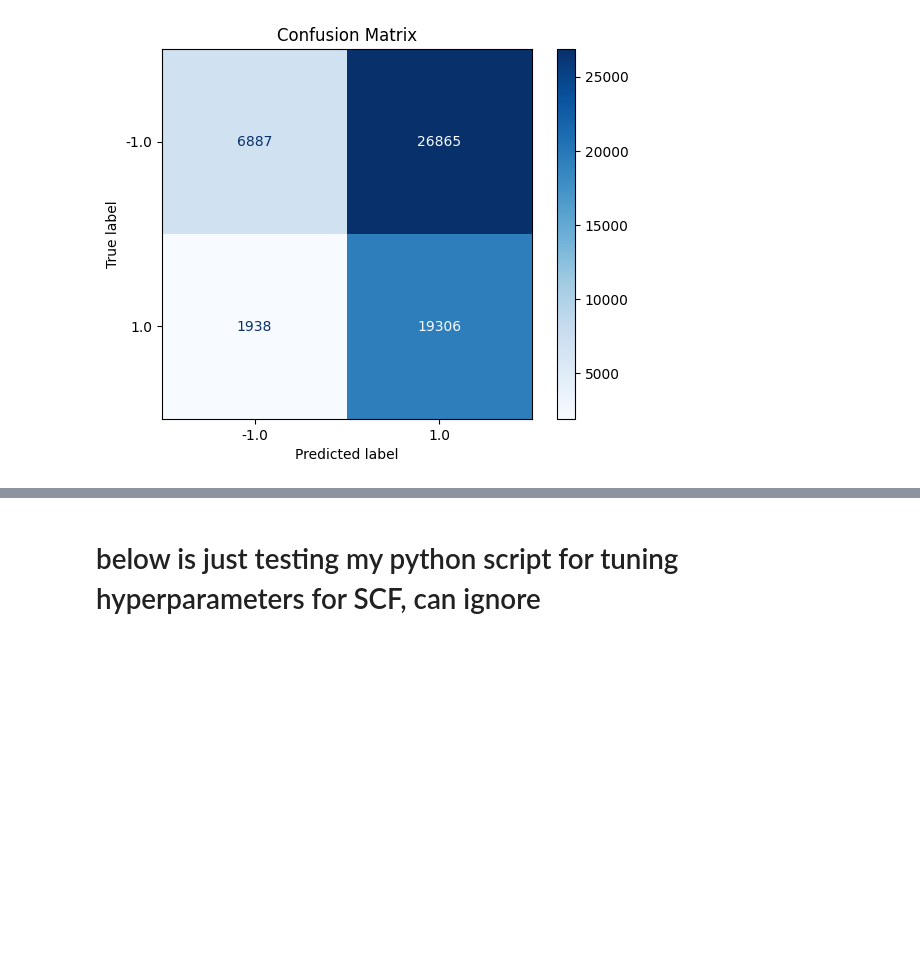
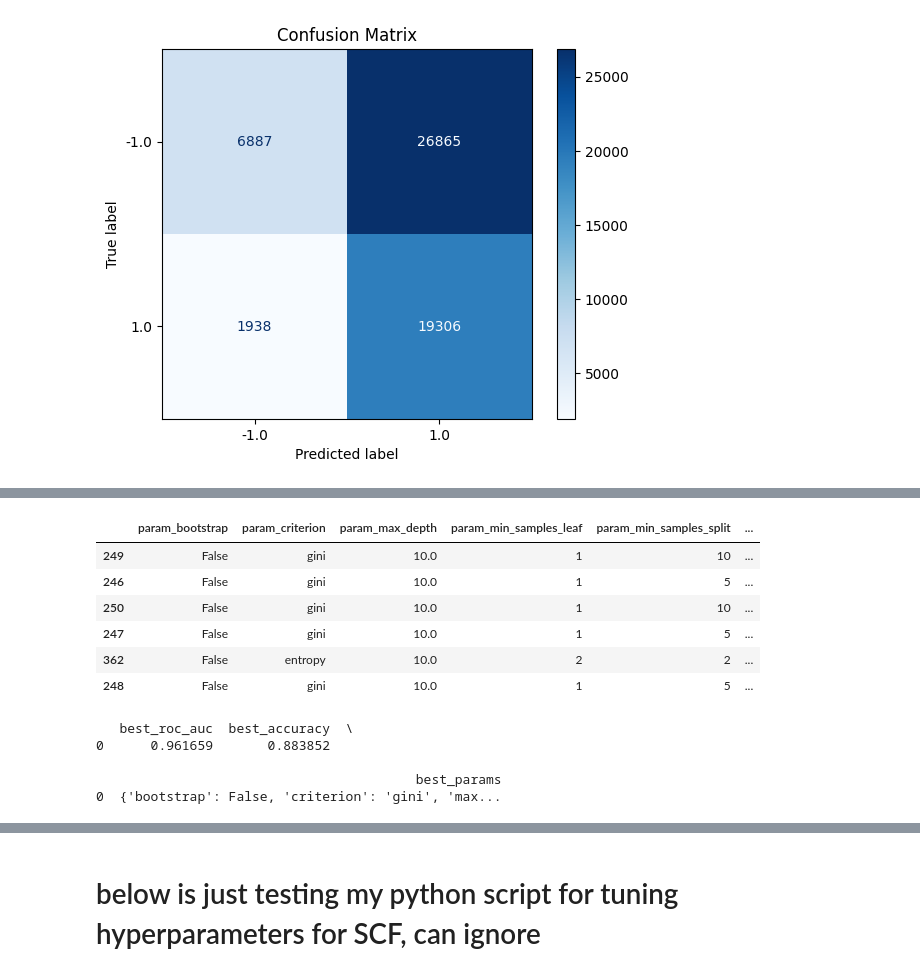
Before and after one commit to CptMgm/stat-215-group, a Jupyter notebook: lab4/code/models/randomforest/randomforest_anqi.ipynb, the cells around one changed output, grey strips where cells are left out. Drawn from its saved outputs; the diff is of its cells as text; code cells hidden in the pictures; blank space fills up the shorter version.

```diff
--- a/lab4/code/models/randomforest/randomforest_anqi.ipynb
+++ b/lab4/code/models/randomforest/randomforest_anqi.ipynb
@@ -191,0 +217,27 @@ plt.show()
+# %%
+# load the hyperparameter tuning results
+#load csv file
+hyper_p_results2 = pd.read_csv("../../../results/grid_search_results_red_model.csv") #this is the grid search result for choosing the hyperparameters
+hyper_p_results2=pd.DataFrame(hyper_p_results2)
+columns_to_drop=list(hyper_p_results2.columns[:4])+[hyper_p_results2.columns[10]]+list(hyper_p_results2.columns[14:18])+list(hyper_p_results2.columns[19:21])
+hyper_p_results_dropped = hyper_p_results2.drop(columns=columns_to_drop)
+hyper_p_results_sorted =hyper_p_results_dropped.sort_values(by='mean_test_roc_auc', ascending=False)
+# Display the first 6 rows of the hyper_p_results_sorted DataFrame in a Jupyter Notebook
+hyper_p_results_sorted.head(6)
+# %% [output]
+|  | param_bootstrap | param_criterion | param_max_depth | param_min_samples_leaf | param_min_samples_split | ... |
+| 249 | False | gini | 10.0 | 1 | 10 | ... |
+| 246 | False | gini | 10.0 | 1 | 5 | ... |
+| 250 | False | gini | 10.0 | 1 | 10 | ... |
+| 247 | False | gini | 10.0 | 1 | 5 | ... |
+| 362 | False | entropy | 10.0 | 2 | 2 | ... |
+| 248 | False | gini | 10.0 | 1 | 5 | ... |
+# %%
+hyper_para_results = pd.read_csv("../../../results/results_parameter_red.csv") #this is the grid search result for choosing the hyperparameters
+print(hyper_para_results)
+# %% [output]
+   best_roc_auc  best_accuracy  \
+0      0.961659       0.883852
+
+                                         best_params
+0  {'bootstrap': False, 'criterion': 'gini', 'max...
```
Also changed, not shown: parts of 18 cells of this notebook, 4 other files.
